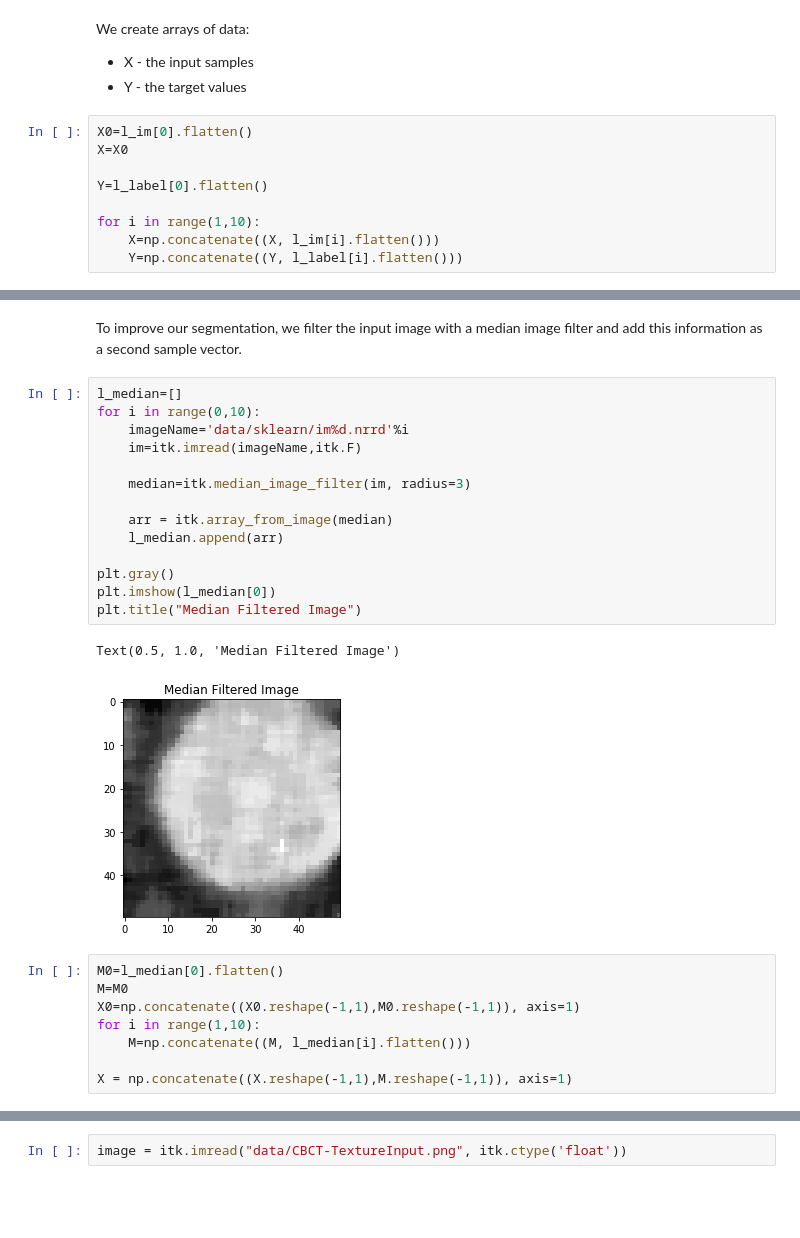
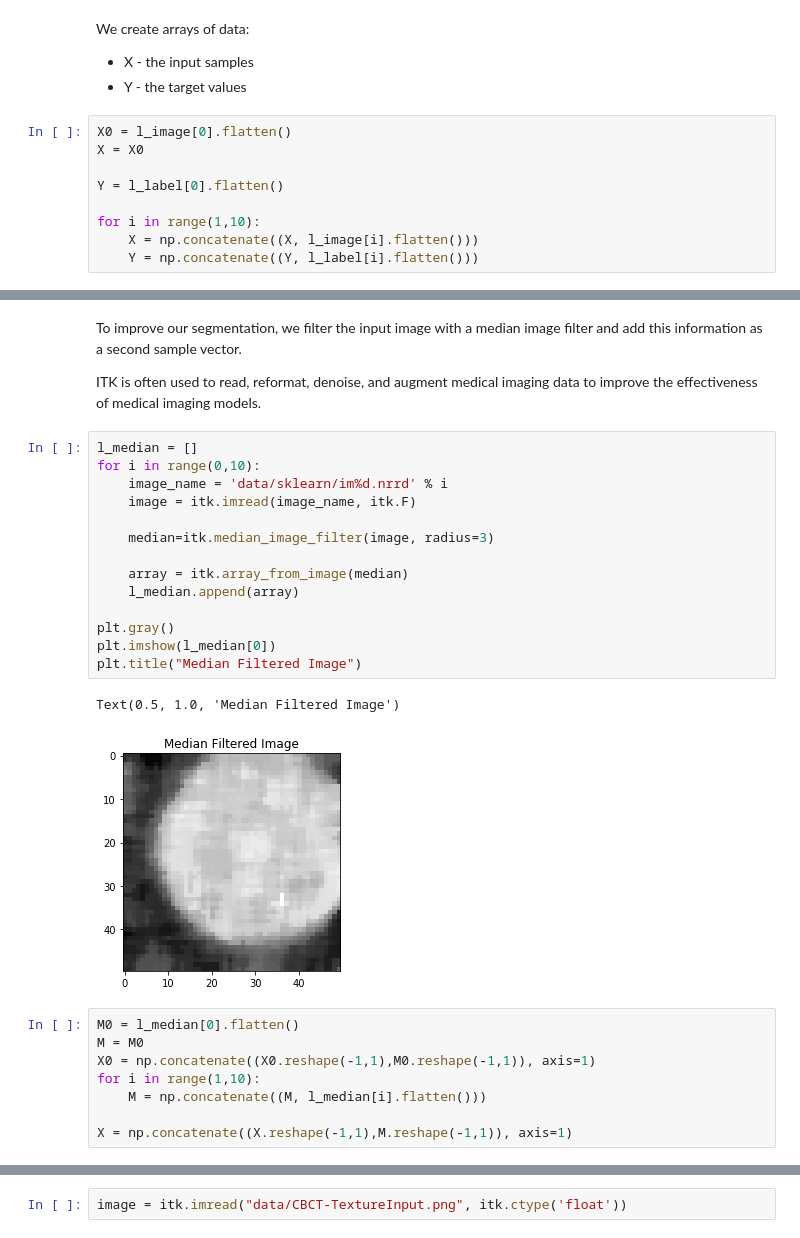
Before and after one commit to InsightSoftwareConsortium/ScientificImageAnalysisVisualizationAndArtificialIntelligenceCourse, a Jupyter notebook: 2_ITK_in_Python.ipynb, the cells around one changed output, grey strips where cells are left out. Drawn from its saved outputs; the diff is of its cells as text; blank space fills up the shorter version.

```diff
--- a/2_ITK_in_Python.ipynb
+++ b/2_ITK_in_Python.ipynb
@@ -128,12 +130,12 @@ We create arrays of data:
 * X - the input samples
 * Y - the target values
 # %%
-X0=l_im[0].flatten()
-X=X0
+X0 = l_image[0].flatten()
+X = X0
 
-Y=l_label[0].flatten()
+Y = l_label[0].flatten()
 
 for i in range(1,10):
-    X=np.concatenate((X, l_im[i].flatten()))
-    Y=np.concatenate((Y, l_label[i].flatten()))
+    X = np.concatenate((X, l_image[i].flatten()))
+    Y = np.concatenate((Y, l_label[i].flatten()))
 # %% [markdown]
@@ -153,28 +155,30 @@ plt.imshow(result)
 # %% [markdown]
 To improve our segmentation, we filter the input image with a median image filter and add this information as a second sample vector.
+
+ITK is often used to read, reformat, denoise, and augment medical imaging data to improve the effectiveness of medical imaging models.
 # %%
-l_median=[]
+l_median = []
 for i in range(0,10):
-    imageName='data/sklearn/im%d.nrrd'%i
-    im=itk.imread(imageName,itk.F)
+    image_name = 'data/sklearn/im%d.nrrd' % i
+    image = itk.imread(image_name, itk.F)
 
-    median=itk.median_image_filter(im, radius=3)
+    median=itk.median_image_filter(image, radius=3)
 
-    arr = itk.array_from_image(median)
-    l_median.append(arr)
+    array = itk.array_from_image(median)
+    l_median.append(array)
 
 plt.gray()
 plt.imshow(l_median[0])
 plt.title("Median Filtered Image")
 # %% [output]
 Text(0.5, 1.0, 'Median Filtered Image')
-[figure, old version]
+[figure, new version]
 # %%
-M0=l_median[0].flatten()
-M=M0
-X0=np.concatenate((X0.reshape(-1,1),M0.reshape(-1,1)), axis=1)
+M0 = l_median[0].flatten()
+M = M0
+X0 = np.concatenate((X0.reshape(-1,1),M0.reshape(-1,1)), axis=1)
 for i in range(1,10):
-    M=np.concatenate((M, l_median[i].flatten()))
+    M = np.concatenate((M, l_median[i].flatten()))
 
 X = np.concatenate((X.reshape(-1,1),M.reshape(-1,1)), axis=1)
 # %%
```
Also changed, not shown: parts of 24 cells of this notebook, 8 other files.
